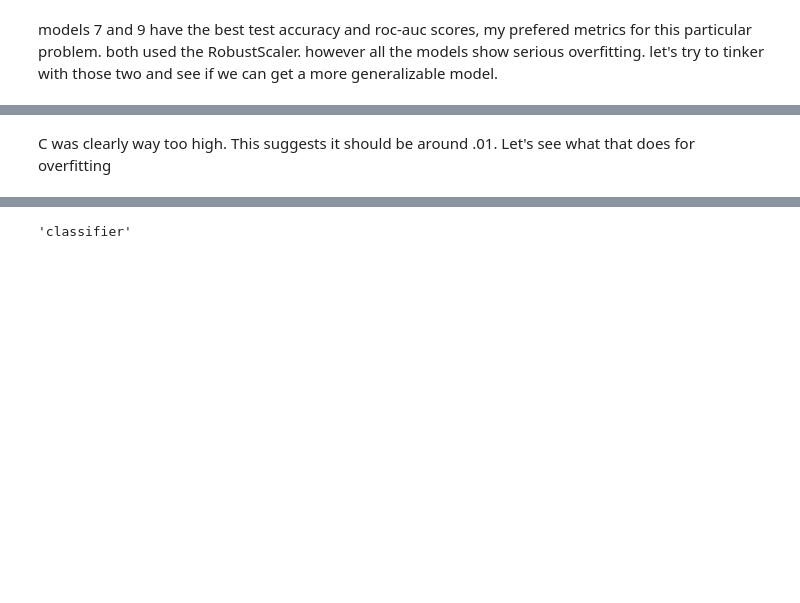
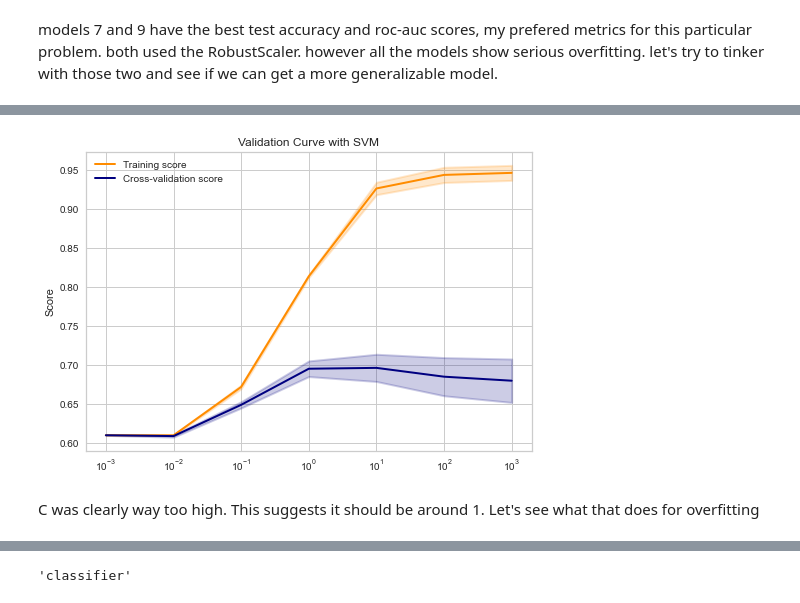
Before and after one commit to stone-ericm/sentiment_analysis_NLP_project-, a Jupyter notebook: notebook.ipynb, the cells around one changed output, grey strips where cells are left out. Saved outputs shown, nothing was run; the diff lists cells and outputs as text; code cells hidden in the pictures; blank space fills up the shorter version.

```diff
--- a/notebook.ipynb
+++ b/notebook.ipynb
@@ -1005,36 +1089,38 @@ models 7 and 9 have the best test accuracy and roc-auc scores, my prefered metri
 # %%
 param_range = [0.001,0.01,0.1,1,10,100,1000]
 
-lr = LogisticRegression().set_params(**{'solver': 'saga', 'penalty': 'l2', 'max_iter': 5000, 'class_weight': None, 'C': 57.142857142857146})
+lr = LogisticRegression().set_params(**{'solver': 'saga', 'penalty': 'l2', 'max_iter': 5000, 'C': 57.142857142857146, 'random_state': 42})
 
 train_scores, test_scores = validation_curve(estimator = lr,
-                              X=TfidfVectorizer(stop_words=sw_list).fit_transform(data),
+                              X=RobustScaler(with_centering = False).fit_transform(TfidfVectorizer(stop_words=sw_list).fit_transform(data)),
                               y = target,
                               param_name='C',
-                              param_range=C_param_range)
+                              param_range=param_range)
 
 train_scores_mean = np.mean(train_scores, axis=1)
 train_scores_std = np.std(train_scores, axis=1)
 test_scores_mean = np.mean(test_scores, axis=1)
 test_scores_std = np.std(test_scores, axis=1)
 
 plt.title("Validation Curve with SVM")
 # plt.xlabel(r"$\C$")
 plt.ylabel("Score")
 # plt.ylim(0.0, 1.1)
 lw = 2
 plt.semilogx(param_range, train_scores_mean, label="Training score",
              color="darkorange", lw=lw)
 plt.fill_between(param_range, train_scores_mean - train_scores_std,
                  train_scores_mean + train_scores_std, alpha=0.2,
                  color="darkorange", lw=lw)
 plt.semilogx(param_range, test_scores_mean, label="Cross-validation score",
              color="navy", lw=lw)
 plt.fill_between(param_range, test_scores_mean - test_scores_std,
                  test_scores_mean + test_scores_std, alpha=0.2,
                  color="navy", lw=lw)
 plt.legend(loc="best")
 plt.show()
+# %% [output]
+[figure, added]
 # %% [markdown]
-C was clearly way too high. This suggests it should be around .01. Let's see what that does for overfitting
+C was clearly way too high. This suggests it should be around 1. Let's see what that does for overfitting
 # %%
```
Also changed, not shown: parts of 33 cells of this notebook.
